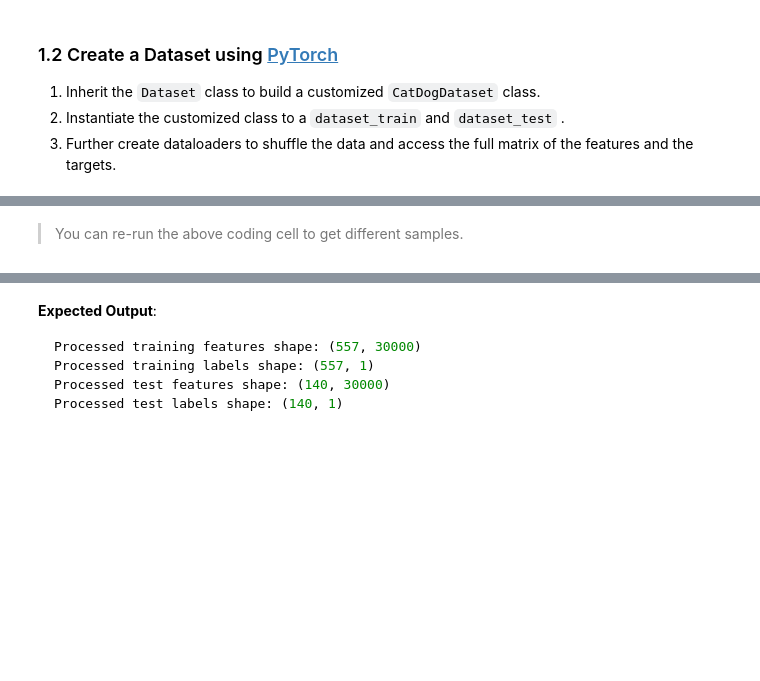
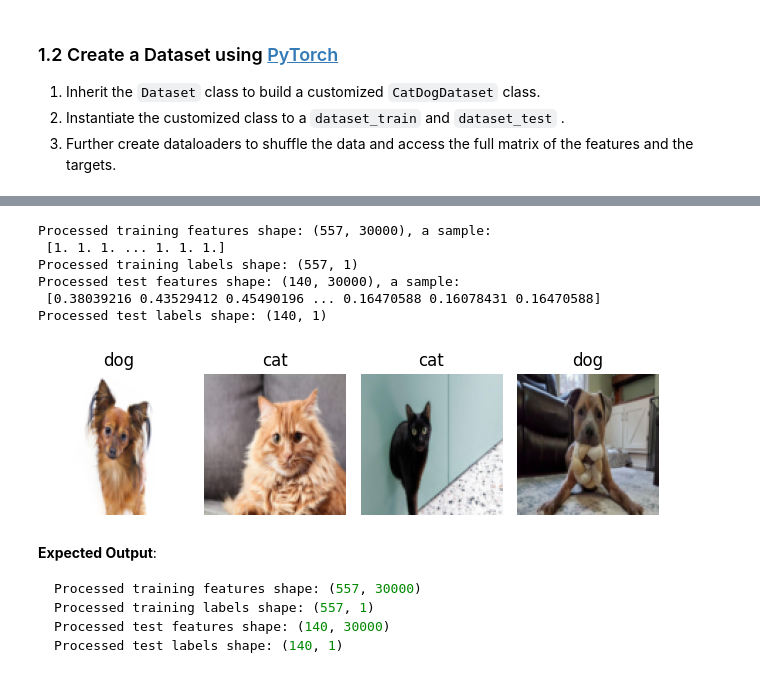
Before and after one commit to linzhangUCA/3321tpl-cat_vs_dog-n11, a Jupyter notebook: logistic_regression.ipynb, the cells around one changed output, grey strips where cells are left out. Cells and saved outputs as stored; diff of their text form; code cells hidden in the pictures; blank space fills up the shorter version.

```diff
--- a/logistic_regression.ipynb
+++ b/logistic_regression.ipynb
@@ -174,5 +111,3 @@ for i in range(4):
-# %% [markdown]
-> You can re-run the above coding cell to get different samples.
 # %% [markdown]
 ### 1.3 Preprocess the Data
 A typical binary classification dataset is made up with a feature matrix: $\mathbf{X} = [^{(1)}\mathbf{x}, ^{(2)}\mathbf{x}, ..., ^{(M)}\mathbf{x}]^T$. and a target vector $\mathbf{y} = [^{(1)}y, ^{(2)}y, ..., ^{(M)}y]^T$. Where $M$ is the total number of instances in the dataset, $^{(m)}\mathbf{x}$ is a normalized and flattened image array, and $^{(m)}y \in \{0, 1\}$.
@@ -229,3 +126,59 @@ print(f"Processed test labels shape: {labels_test.shape}")
+# %%
+# Extract features/images and targets/labels
+dataset_train = CatDogDataset(annotations_file='annotations_train.csv')
+dataset_val = CatDogDataset(annotations_file='annotations_val.csv')
+
+# Create data loaders
+dataloader_train = DataLoader(dataset_train, batch_size=1000, shuffle=True)
+dataloader_val = DataLoader(dataset_val, batch_size=1000, shuffle=False)
+# Extract all data from dataloaders
+raw_data_train = next(iter(dataloader_train))
+raw_data_val = next(iter(dataloader_val))
+
+# Separate features from targets
+raw_features_train = raw_data_train['image'].numpy()
+raw_labels_train = raw_data_train['category'].numpy()
+raw_features_val = raw_data_val['image'].numpy()
+raw_labels_val = raw_data_val['category'].numpy()
+# Uncomment 4 lines below to exam the raw data
+# print(f"Raw training features shape: {raw_features_train.shape}, raw trainging labels shape: {raw_labels_train.shape}")
+# print(f"Raw validation features shape: {raw_features_val.shape}, raw validation labels shape: {raw_labels_val.shape}")
+# print(f"A sample of raw features array:\n {raw_features_train[0]}")
+# print(f"First 10 raw training labels: {raw_labels_train[:10]}")
+
+# Visualize a few sample images
+fig, axs = plt.subplots(1, 4)
+for i in range(4):
+    sample_img = raw_features_train[i]
+    sample_cls = raw_labels_train[i]
+    axs[i] = plt.subplot(1, 4, i + 1)
+    axs[i].set_title(f'{"dog" if sample_cls == 1. else "cat"}')
+    axs[i].axis('off')
+    axs[i].imshow(np.transpose(sample_img, (1, 2, 0)))  # image is already in (H, W, C) format
+    plt.tight_layout()
+
+# Rerun this cell to get different samples.
+
+### START CODE HERE ### (≈ 4 lines of code)
+features_train = raw_features_train.reshape(raw_features_train.shape[0], -1) / 255.
+labels_train = raw_labels_train.reshape(-1, 1)
+features_val = raw_features_val.reshape(raw_features_val.shape[0], -1) / 255.
+labels_val = raw_labels_val.reshape(-1, 1)
+### END CODE HERE ###
+
+# Sanity check
+print(f"Processed training features shape: {features_train.shape}, a sample:\n {features_train[0]}")
+print(f"Processed training labels shape: {labels_train.shape}")
+print(f"Processed test features shape: {features_val.shape}, a sample:\n {features_val[0]}")
+print(f"Processed test labels shape: {labels_val.shape}")
+# %% [output]
+Processed training features shape: (557, 30000), a sample:
+ [1. 1. 1. ... 1. 1. 1.]
+Processed training labels shape: (557, 1)
+Processed test features shape: (140, 30000), a sample:
+ [0.38039216 0.43529412 0.45490196 ... 0.16470588 0.16078431 0.16470588]
+Processed test labels shape: (140, 1)
+[figure, added]
 # %% [markdown]
 **Expected Output**:
 >
```
Also changed, not shown: parts of 2 cells of this notebook.
